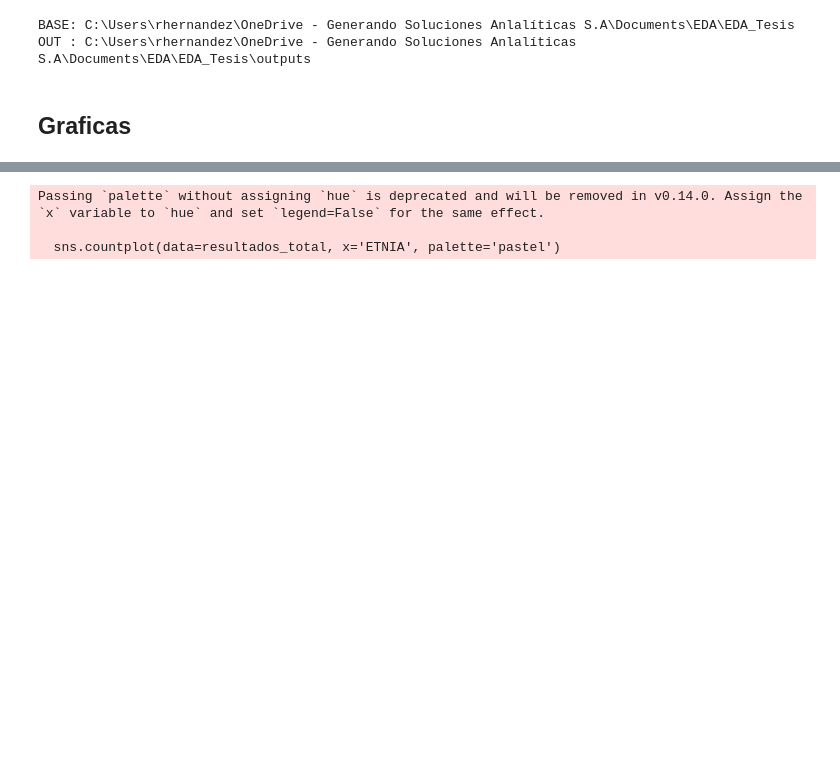
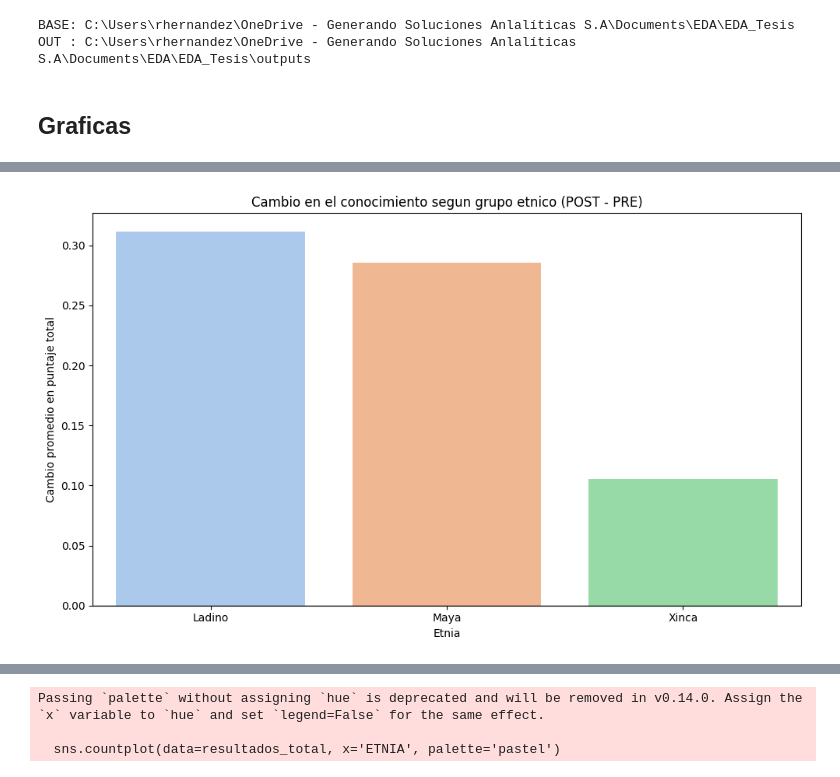
Before and after one commit to rodrigohernandezm/EDA_Tesis, a Jupyter notebook: EDA.ipynb, the cells around one changed output, grey strips where cells are left out. Cells and saved outputs as stored; diff of their text form; code cells hidden in the pictures; blank space fills up the shorter version.

```diff
--- a/EDA.ipynb
+++ b/EDA.ipynb
@@ -99,0 +223,49 @@ OUT : C:\Users\rhernandez\OneDrive - Generando Soluciones Anlalíticas S.A\Docum
+# %%
+  df_fix = resultados_total.copy()
+  df_fix["estado"] = df_fix["estado"].astype(str).str.strip().str.upper()
+
+  etnia_map = {1: "Ladino", 2: "Maya", 4: "Xinca"}
+  order_etnia = ["Ladino", "Maya", "Xinca"]
+
+  df_fix["ETNIA_NUM"] = pd.to_numeric(df_fix["ETNIA"], errors="coerce")
+  df_fix["ETNIA_NOMBRE"] = df_fix["ETNIA_NUM"].map(etnia_map)
+
+  # Puntaje total
+  score_cols = ["P1", "P2", "P3", "P4", "P5", "P6", "P7", "P8"]
+  for c in score_cols:
+      df_fix[c] = pd.to_numeric(df_fix[c], errors="coerce")
+  df_fix["resultado_final"] = df_fix[score_cols].sum(axis=1)
+
+  # PRE/POST por etnia
+  df_pp = df_fix[df_fix["estado"].isin(["PRE", "POST"]) & df_fix["ETNIA_NOMBRE"].notna()].copy()
+
+  res = (
+      df_pp.groupby(["ETNIA_NOMBRE", "estado"], as_index=False)["resultado_final"]
+      .mean()
+  )
+
+  # Cambio = POST - PRE por etnia
+  wide = res.pivot(index="ETNIA_NOMBRE", columns="estado", values="resultado_final").reindex(order_etnia)
+  wide["cambio_post_menos_pre"] = wide.get("POST", np.nan) - wide.get("PRE", np.nan)
+
+  diff_df = wide.reset_index()[["ETNIA_NOMBRE", "cambio_post_menos_pre"]]
+
+  plt.figure(figsize=(10, 6))
+  sns.barplot(
+      data=diff_df,
+      x="ETNIA_NOMBRE",
+      y="cambio_post_menos_pre",
+      order=order_etnia,
+      palette="pastel",
+      errorbar=None
+  )
+  plt.axhline(0, color="black", linewidth=1)
+  plt.title("Cambio en el conocimiento segun grupo etnico (POST - PRE)")
+  plt.xlabel("Etnia")
+  plt.ylabel("Cambio promedio en puntaje total")
+  plt.tight_layout()
+
+  plt.savefig(os.path.join(OUT, "cambio_conocimiento_por_etnia.png"), dpi=300, bbox_inches="tight")
+  plt.show()
+# %% [output]
+[figure, added]
```
Also changed, not shown: parts of 6 cells of this notebook, 6 other files.
